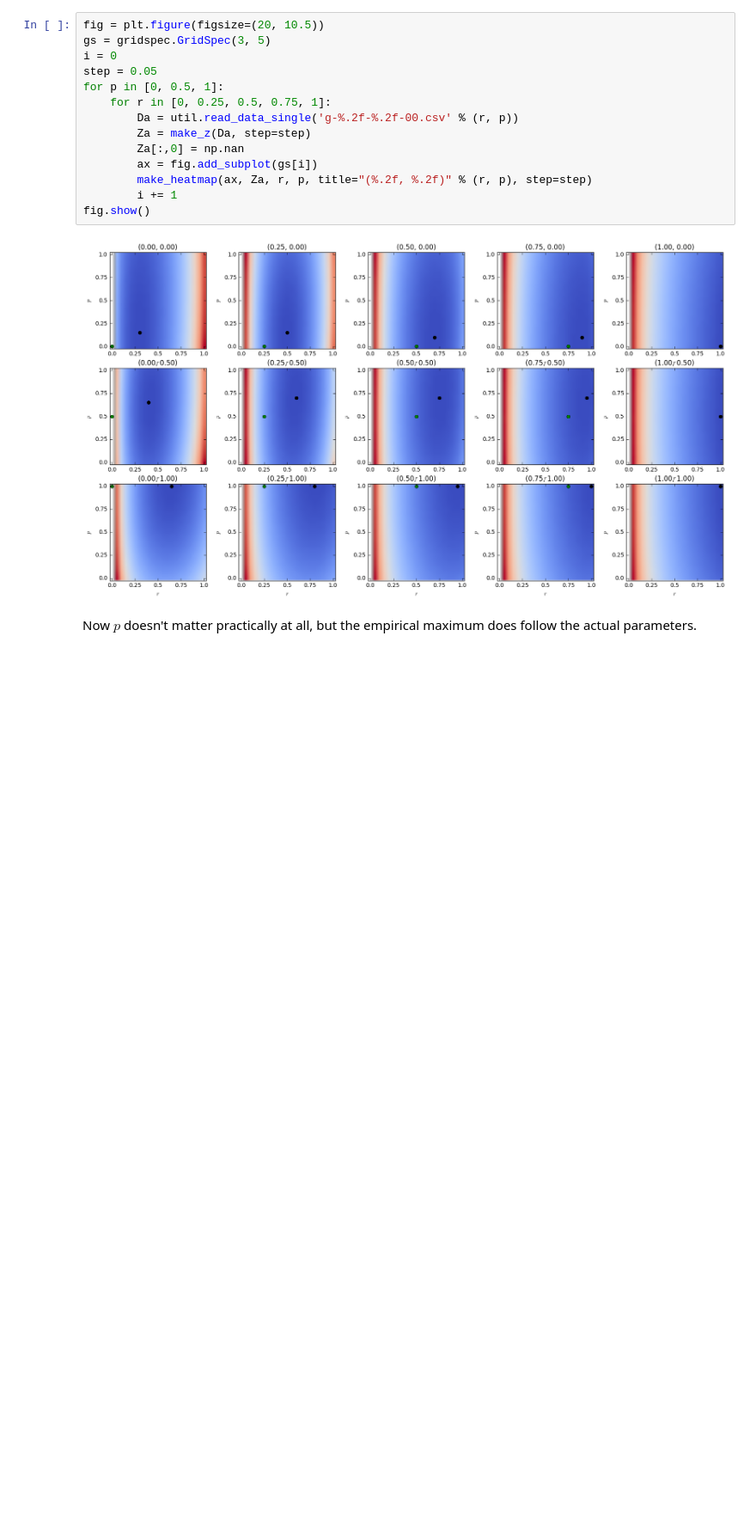
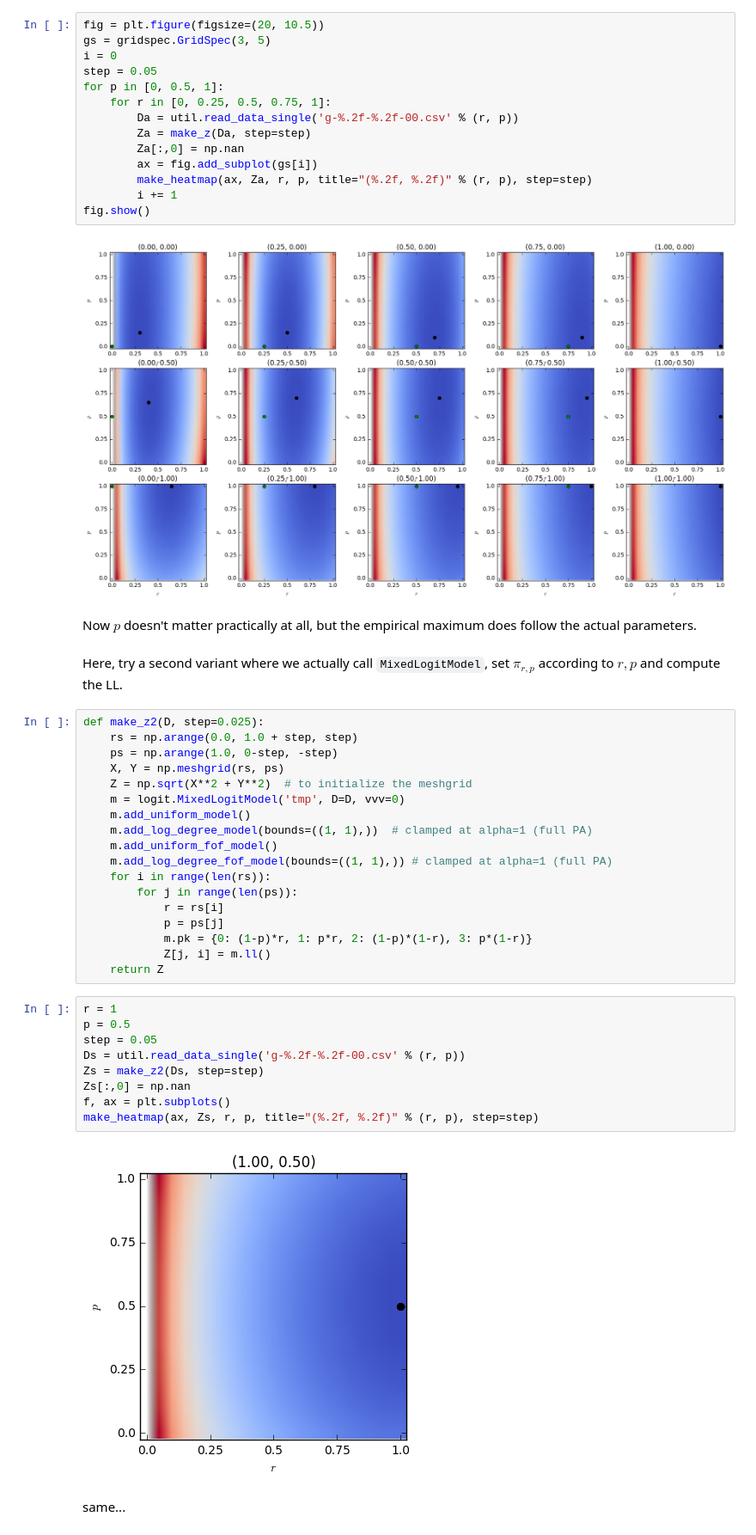
Before and after one commit to janovergoor/choose2grow, a Jupyter notebook: reports/rp-model.ipynb, the cells around one changed output. Shown at 86% size. Cells and saved outputs as stored; diff of their text form; blank space fills up the shorter version.

```diff
--- a/reports/rp-model.ipynb
+++ b/reports/rp-model.ipynb
@@ -85,3 +87,36 @@ fig.show()
 [figure]
 # %% [markdown]
 Now $p$ doesn't matter practically at all, but the empirical maximum does follow the actual parameters.
+# %% [markdown]
+Here, try a second variant where we actually call `MixedLogitModel`, set $\pi_{r,p}$ according to $r,p$ and compute the LL.
+# %%
+def make_z2(D, step=0.025):
+    rs = np.arange(0.0, 1.0 + step, step)
+    ps = np.arange(1.0, 0-step, -step)
+    X, Y = np.meshgrid(rs, ps)
+    Z = np.sqrt(X**2 + Y**2)  # to initialize the meshgrid
+    m = logit.MixedLogitModel('tmp', D=D, vvv=0)
+    m.add_uniform_model()
+    m.add_log_degree_model(bounds=((1, 1),))  # clamped at alpha=1 (full PA)
+    m.add_uniform_fof_model()
+    m.add_log_degree_fof_model(bounds=((1, 1),)) # clamped at alpha=1 (full PA)
+    for i in range(len(rs)):
+        for j in range(len(ps)):
+            r = rs[i]
+            p = ps[j]
+            m.pk = {0: (1-p)*r, 1: p*r, 2: (1-p)*(1-r), 3: p*(1-r)}
+            Z[j, i] = m.ll()
+    return Z
+# %%
+r = 1
+p = 0.5
+step = 0.05
+Ds = util.read_data_single('g-%.2f-%.2f-00.csv' % (r, p))
+Zs = make_z2(Ds, step=step)
+Zs[:,0] = np.nan
+f, ax = plt.subplots()
+make_heatmap(ax, Zs, r, p, title="(%.2f, %.2f)" % (r, p), step=step)
+# %% [output]
+[figure, added]
+# %% [markdown]
+same...
```
Also changed, not shown: parts of 2 cells of this notebook.
